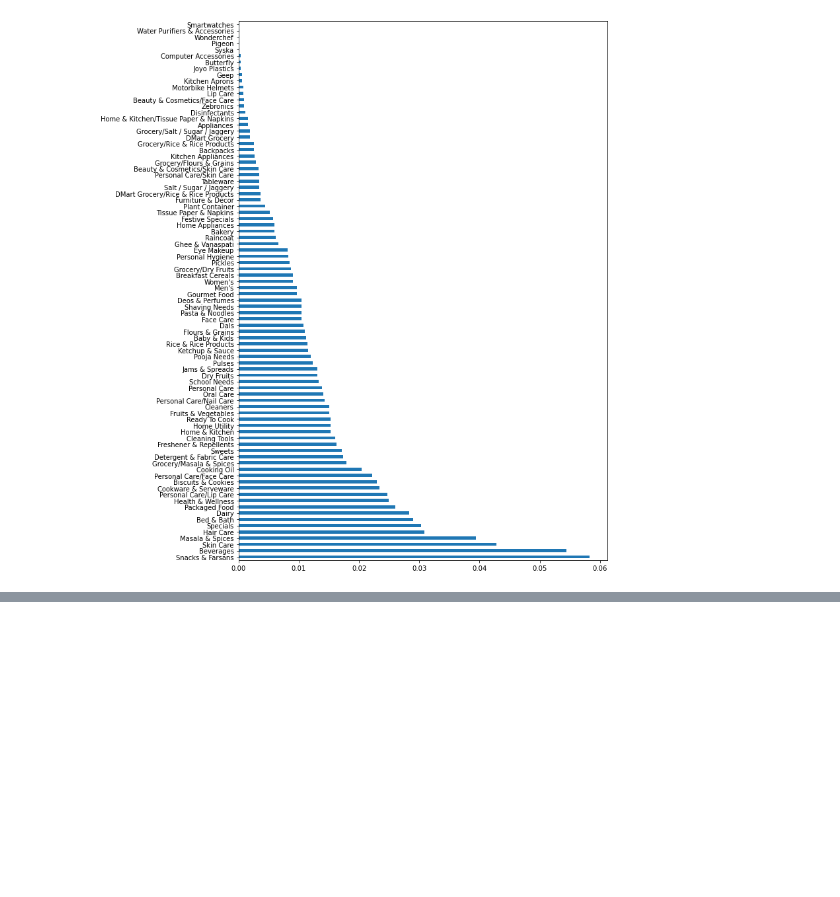
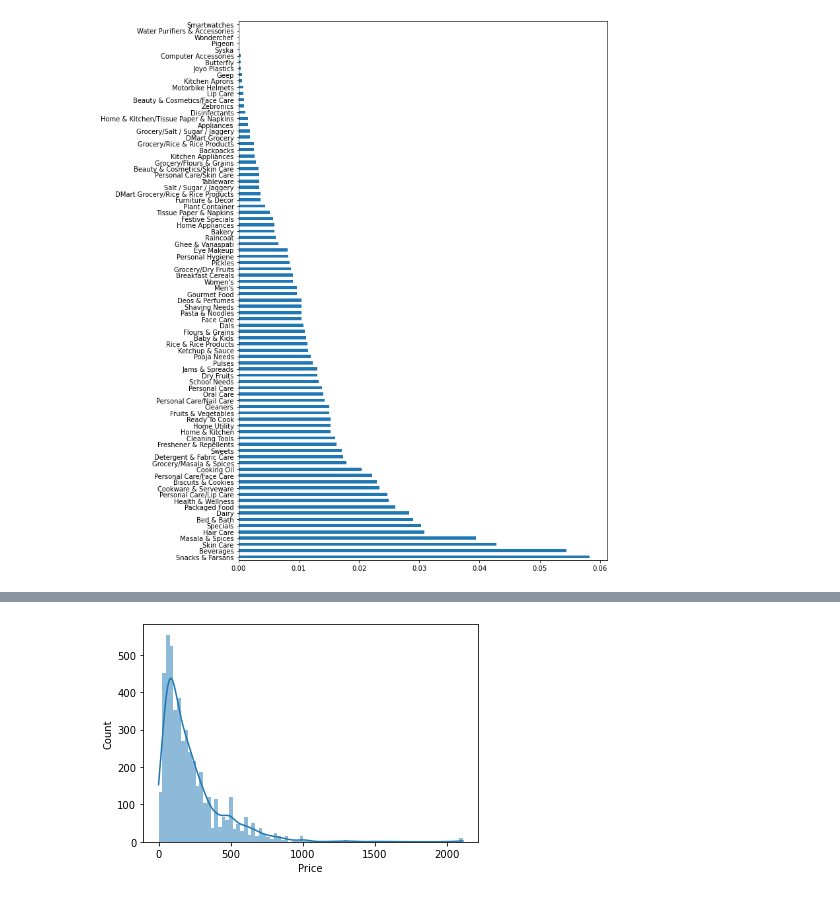
Before and after one commit to bharath3848/Dmart-dataset, a Jupyter notebook: EDA_Project.ipynb, the cells around one changed output, grey strips where cells are left out. Saved outputs shown, nothing was run; the diff lists cells and outputs as text; code cells hidden in the pictures; blank space fills up the shorter version.

```diff
--- a/EDA_Project.ipynb
+++ b/EDA_Project.ipynb
@@ -323,0 +319,5 @@ sns.heatmap(data=res,annot=True)
+# %%
+sns.histplot(df_no_1['Price'],kde=True,linewidth=0) # sns.histplot gives the distribution plot,kde = True gives us a KDE(Kernel Density Estimation) over histogram
+plt.show()
+# %% [output]
+[figure, added]
```
Also changed, not shown: parts of 87 cells of this notebook.
